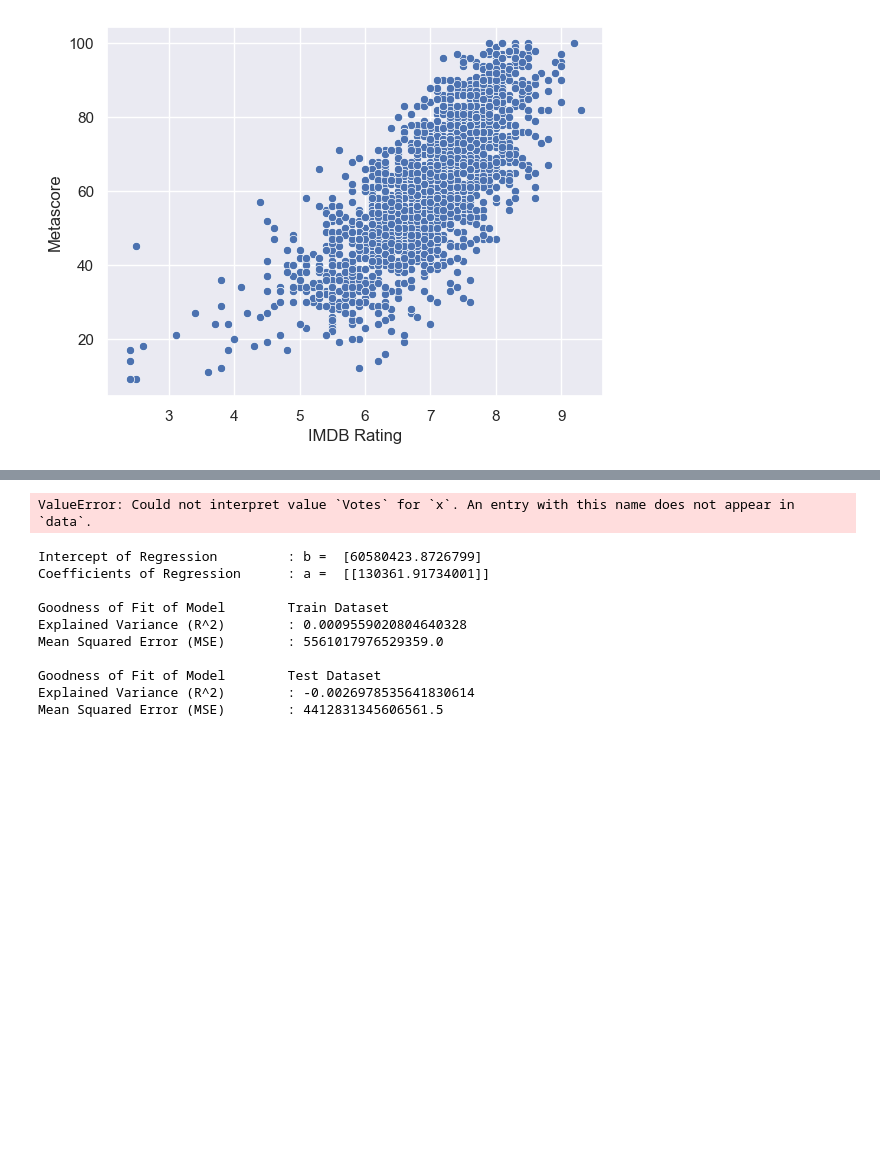
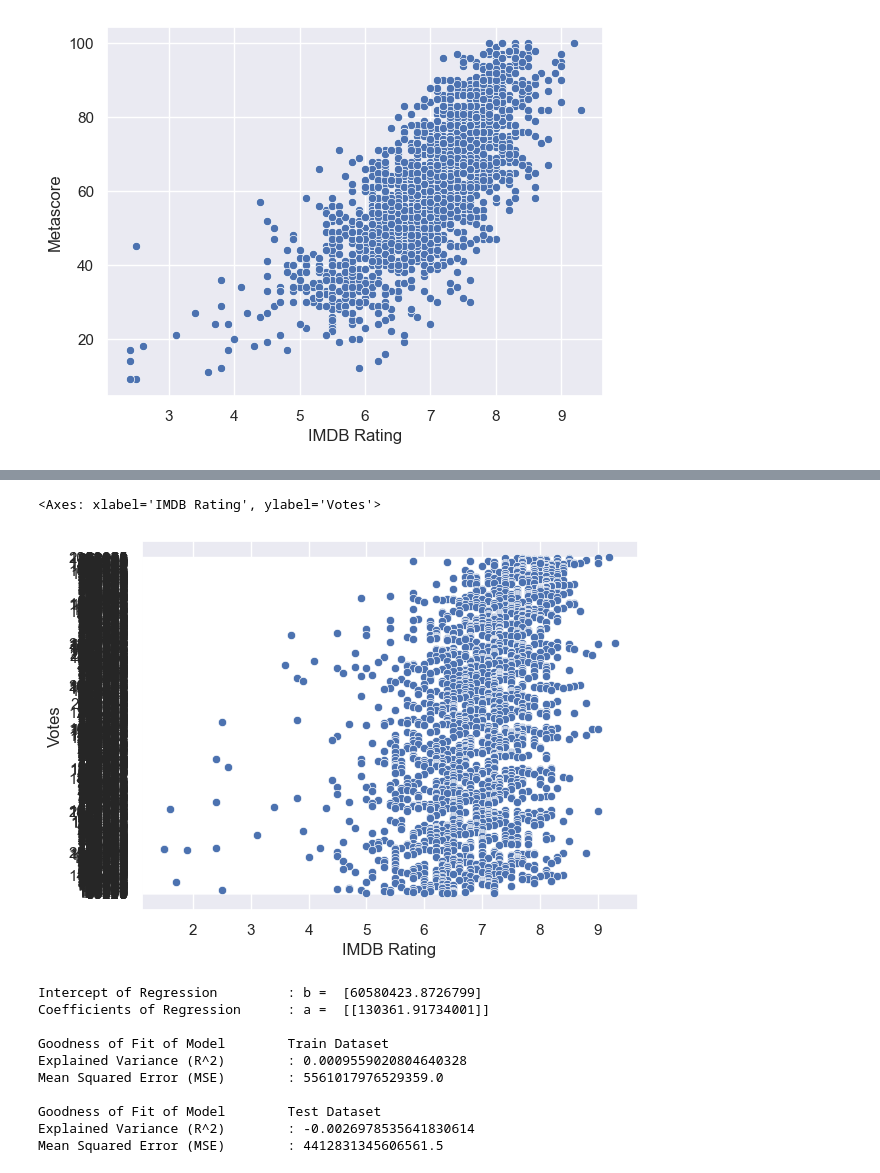
Before and after one commit to Yeesbae/SC1015_MiniProject, a Jupyter notebook: Project_imdb.ipynb, the cells around one changed output, grey strips where cells are left out. Saved outputs shown, nothing was run; the diff lists cells and outputs as text; code cells hidden in the pictures; blank space fills up the shorter version.

```diff
--- a/Project_imdb.ipynb
+++ b/Project_imdb.ipynb
@@ -403,7 +403,8 @@ Mean Squared Error (MSE)        : 276.26532348100756
 # %%
-sb.scatterplot(data=merged, x='Votes', y='Metascore')
+sb.scatterplot(data=merged, x='IMDB Rating', y='Votes')
 # %% [output]
-ValueError: Could not interpret value `Votes` for `x`. An entry with this name does not appear in `data`.
+<Axes: xlabel='IMDB Rating', ylabel='Votes'>
+[figure, added]
 # %%
 from sklearn.linear_model import LinearRegression
 from sklearn.model_selection import train_test_split
```
Also changed, not shown: parts of 1 cell of this notebook.
